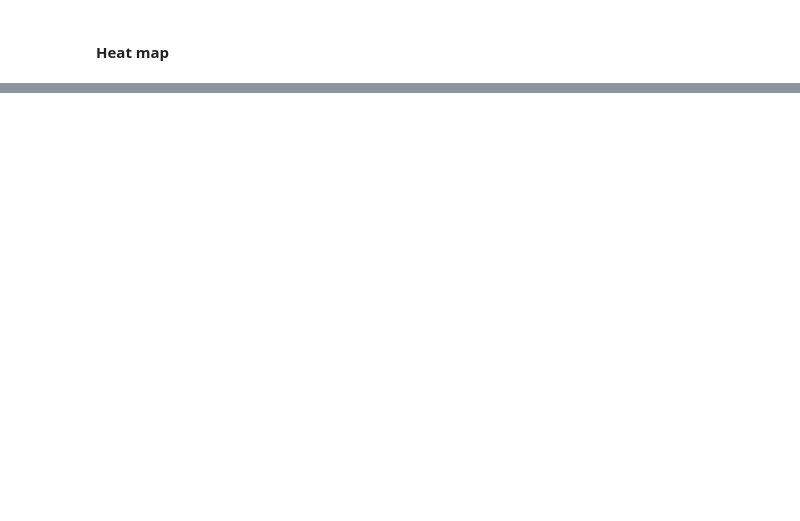
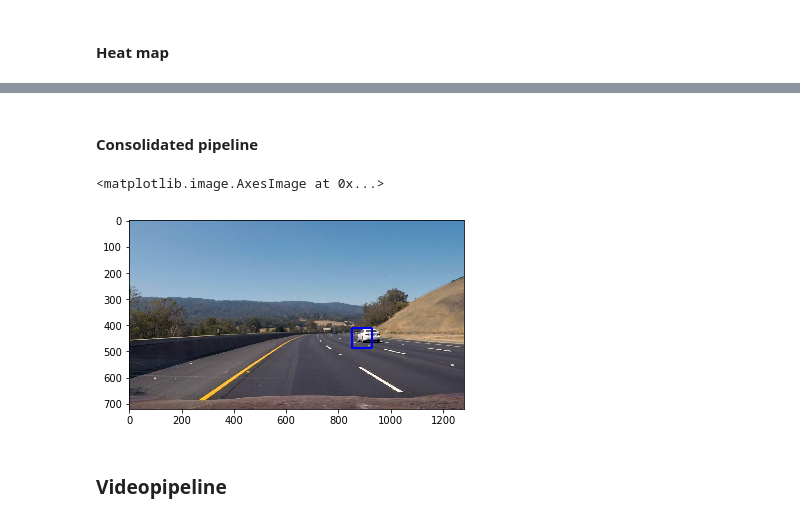
Before and after one commit to ibrouchene/VehicleDetection, a Jupyter notebook: notebook.ipynb, the cells around one changed output, grey strips where cells are left out. Drawn from its saved outputs; the diff is of its cells as text; code cells hidden in the pictures; blank space fills up the shorter version.

Commit message:
initial video pipeline

```diff
--- a/notebook.ipynb
+++ b/notebook.ipynb
@@ -532,14 +519,15 @@ for image_name in test_images:
     image = image.astype(np.float32)/255
 
     hits_far = find_cars(draw_img, 400, 550, 1.2, svc, X_scaler, orient, pix_per_cell, cell_per_block)
+    hits_mid = find_cars(draw_img, 400, 480, 0.5, svc, X_scaler, orient, pix_per_cell, cell_per_block)
     hits_near = find_cars(draw_img, 550, 656, 2.0, svc, X_scaler, orient, pix_per_cell, cell_per_block)
-    box_list = hits_far + hits_near
+    box_list = hits_near + hits_mid + hits_far
 
     # Add heat to each box in box list
     heat = add_heat(heat,box_list)
 
     # Apply threshold to help remove false positives
-    heat = apply_threshold(heat,0.5)
+    heat = apply_threshold(heat,1)
 
     # Visualize the heatmap when displaying
     heatmap = np.clip(heat, 0, 255)
@@ -566,0 +548,18 @@ for image_name in test_images:
+# %%
+class Car(object):
+
+    def __init__(self, bbox):
+        self.boundingbox = bbox
+        self.age = 1
+        self.drops = 0
+
+    def getAge(self):
+        return self.age
+
+    def getDrops(self):
+        return self.drops
+
+    def getPosition(self):
+        return self.boundingbox
+# %% [markdown]
+#### Consolidated pipeline
@@ -566,0 +716,7 @@ for image_name in test_images:
+# %%
+image = mpimg.imread(TEST_IMAGES + r"\test3.jpg")
+res, cars = processImage(image)
+plt.imshow(res)
+# %% [output]
+<matplotlib.image.AxesImage at 0x...>
+[figure, added]
@@ -566,0 +727,2 @@ for image_name in test_images:
+# %% [markdown]
+### Videopipeline
```
Also changed, not shown: parts of 15 cells of this notebook, 1 other file.
